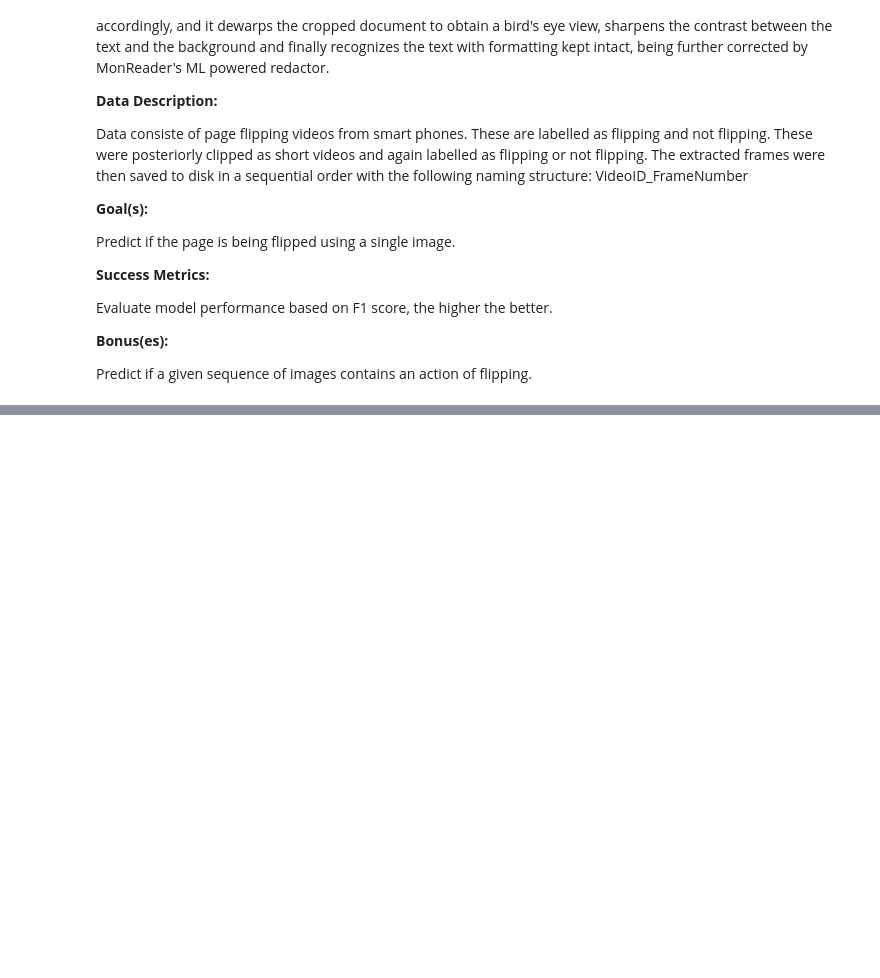
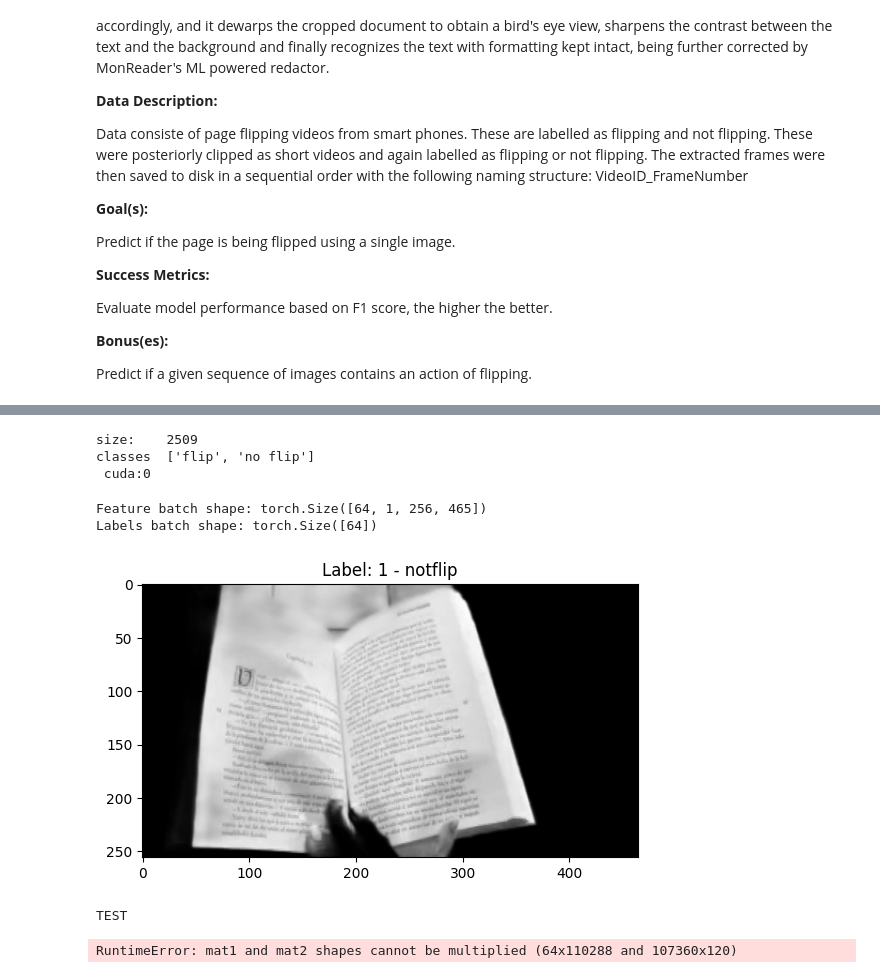
Before and after one commit to AlexandraBinder/MonReader, a Jupyter notebook: main_p4.ipynb, the cells around one changed output, grey strips where cells are left out. Saved outputs shown, nothing was run; the diff lists cells and outputs as text; code cells hidden in the pictures; blank space fills up the shorter version.

```diff
--- a/main_p4.ipynb
+++ b/main_p4.ipynb
@@ -42,0 +209,40 @@ df_test.to_csv('datasets/df_test.csv', index=False)
+# %%
+test_data_transforms = transforms.Compose([
+        transforms.Resize(256),
+        transforms.Grayscale(),
+        transforms.ToTensor(),
+    ])
+
+test_dataset = datasets.ImageFolder(os.path.join(DATA_PATH, 'final preprocessed'), test_data_transforms)
+test_dataloader = DataLoader(test_dataset, batch_size=64, shuffle=True, num_workers=4)
+
+test_dataset_size = len(test_dataset)
+test_class_names = test_dataset.classes
+
+# print(image_datasets)
+print('size:\t', test_dataset_size, '\nclasses\t', test_class_names, '\n', device)
+# %% [output]
+size:    2509
+classes  ['flip', 'no flip']
+ cuda:0
+# %%
+# Display image and label.
+test_features, test_labels = next(iter(test_dataloader))
+print(f"Feature batch shape: {test_features.size()}")
+print(f"Labels batch shape: {test_labels.size()}")
+
+img = test_features[0].squeeze()
+label = test_labels[0]
+plt.imshow(img, cmap="gray")
+plt.title(f"Label: {label} - {class_names[label]}")
+plt.show()
+# %% [output]
+Feature batch shape: torch.Size([64, 1, 256, 465])
+Labels batch shape: torch.Size([64])
+[figure, added]
+# %%
+print('\nTEST')
+get_classification_report(net, test_dataloader, device)
+# %% [output]
+TEST
+RuntimeError: mat1 and mat2 shapes cannot be multiplied (64x110288 and 107360x120)
```
Also changed, not shown: parts of 13 cells of this notebook, 3 other files.
